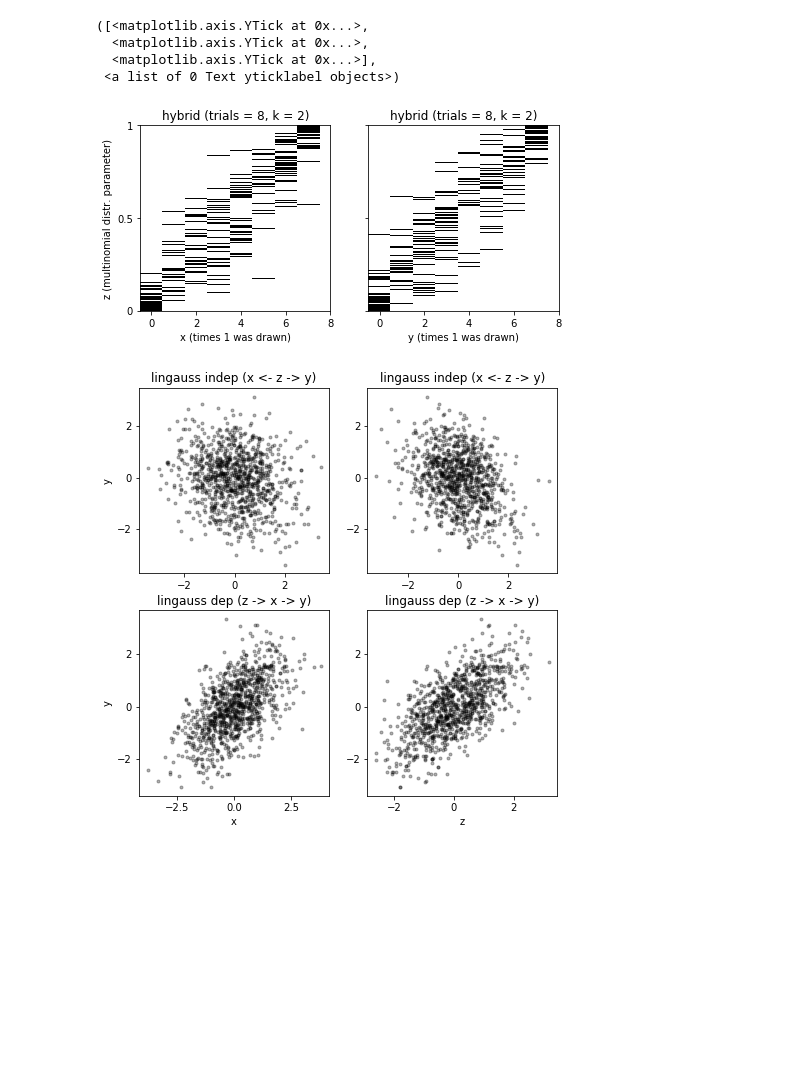
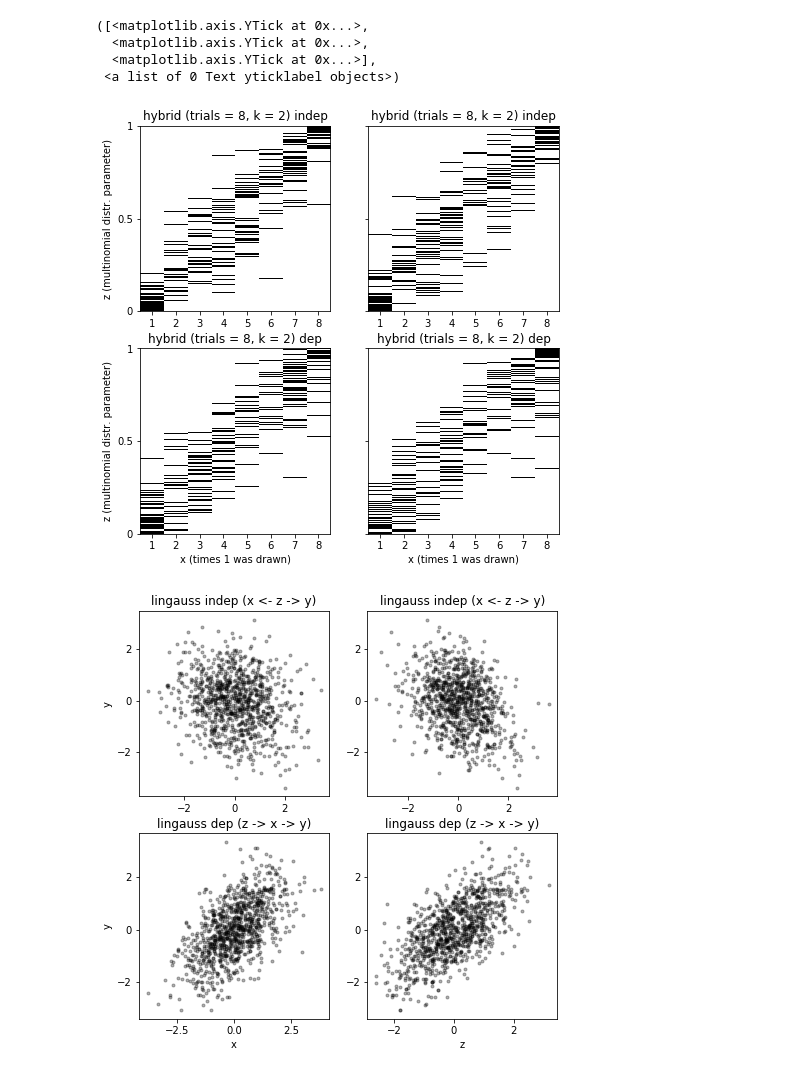
Before and after one commit to kjchalup/independence_test, a Jupyter notebook: notebooks/Figures.ipynb, the cells around one changed output. Cells and saved outputs as stored; diff of their text form; code cells hidden in the pictures; blank space fills up the shorter version.

```diff
--- a/notebooks/Figures.ipynb
+++ b/notebooks/Figures.ipynb
@@ -18,38 +18,62 @@ from independence_test.data import toy
 # %%
 """ Plot HYBRID in 1D. """
 
 plt.figure(figsize=(7.5, 7.5), facecolor='white')
 
 np.random.seed(11)
 x, y, z = toy.make_discrete_data(n_samples=1000, complexity=8, dim=2, type='indep')
 z = z[:, 0]
 z_ids = np.argsort(z)
 
 z = z[z_ids]
 x = x[z_ids, :8]
 y = y[z_ids, :8]
 
 ax = plt.subplot(2, 2, 1)
-plt.title('hybrid (trials = 8, k = 2)')
+plt.title('hybrid (trials = 8, k = 2) indep')
+plt.xlabel('')
+plt.ylabel('z (multinomial distr. parameter)')
+plt.imshow(x, interpolation='nearest', cmap='Greys', aspect='auto', origin='low')
+plt.xticks(range(8), range(1, 9))
+plt.yticks([0, 500, 1000], [0, .5, 1])
+
+ax=plt.subplot(2, 2, 2)
+plt.title('hybrid (trials = 8, k = 2) indep')
+plt.xlabel('')
+plt.ylabel('')
+plt.imshow(y, interpolation='nearest', cmap='Greys', aspect='auto', origin='low')
+plt.xticks(range(8), range(1, 9))
+plt.yticks([0, 500, 1000], [])
+
+x, y, z = toy.make_discrete_data(n_samples=1000, complexity=8, dim=2, type='dep')
+z = z[:, 0]
+z_ids = np.argsort(z)
+
+z = z[z_ids]
+x = x[z_ids, :8]
+y = y[z_ids, :8]
+
+ax = plt.subplot(2, 2, 3)
+plt.title('hybrid (trials = 8, k = 2) dep')
 plt.xlabel('x (times ''1'' was drawn)')
 plt.ylabel('z (multinomial distr. parameter)')
 plt.imshow(x, interpolation='nearest', cmap='Greys', aspect='auto', origin='low')
-plt.xticks([0, 2, 4, 6, 8], [0, 2, 4, 6, 8])
+plt.xticks(range(8), range(1, 9))
 plt.yticks([0, 500, 1000], [0, .5, 1])
 
-ax=plt.subplot(2, 2, 2)
-plt.title('hybrid (trials = 8, k = 2)')
-plt.xlabel('y (times ''1'' was drawn)')
+ax=plt.subplot(2, 2, 4)
+plt.title('hybrid (trials = 8, k = 2) dep')
 plt.ylabel('')
+plt.xlabel('x (times ''1'' was drawn)')
 plt.imshow(y, interpolation='nearest', cmap='Greys', aspect='auto', origin='low')
-plt.xticks([0, 2, 4, 6, 8], [0, 2, 4, 6, 8])
+plt.xticks(range(8), range(1, 9))
 plt.yticks([0, 500, 1000], [])
 # %% [output]
 ([<matplotlib.axis.YTick at 0x...>,
   <matplotlib.axis.YTick at 0x...>,
   <matplotlib.axis.YTick at 0x...>],
  <a list of 0 Text yticklabel objects>)
-[figure, old version]
+[figure, new version]
 # %%
 """ Plot Lingauss in 1D. """
 
```
Also changed, not shown: 3 other files.
